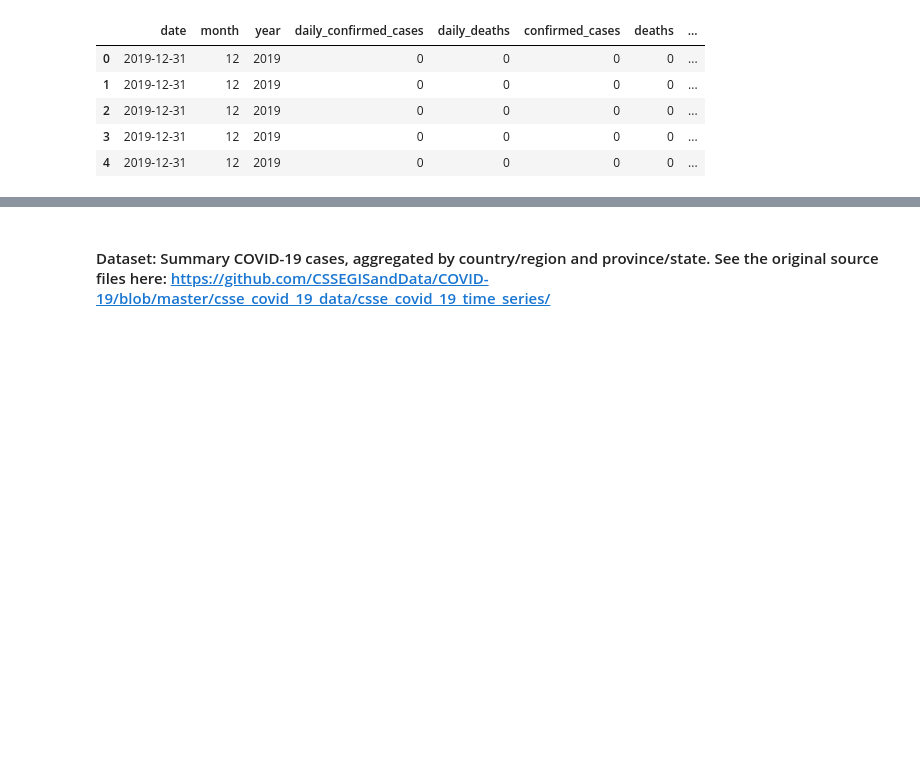
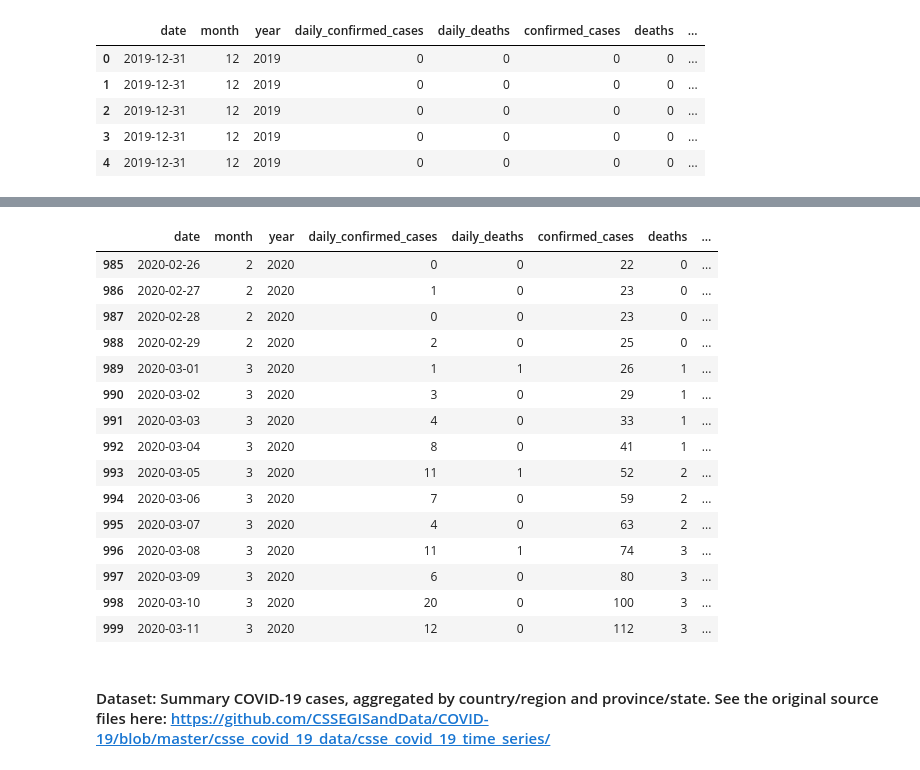
Before and after one commit to Adamantia/covid19-mit-teamd004, a Jupyter notebook: Covid19_Datathon_Team_d004.ipynb, the cells around one changed output, grey strips where cells are left out. Drawn from its saved outputs; the diff is of its cells as text; code cells hidden in the pictures; blank space fills up the shorter version.

```diff
--- a/Covid19_Datathon_Team_d004.ipynb
+++ b/Covid19_Datathon_Team_d004.ipynb
@@ -150,9 +150,9 @@ def run_query(query):
 # %% [markdown]
 ### Dataset: covid19_ecdc.covid_19_geographic_distribution_worldwide
 # %%
-df3 = run_query('''
+df_ecdc_world = run_query('''
 SELECT  date, month, year, daily_confirmed_cases, daily_deaths, confirmed_cases, deaths, countries_and_territories, geo_id, pop_data_2018 FROM `bigquery-public-data.covid19_ecdc.covid_19_geographic_distribution_worldwide` LIMIT 1000 ''')
-df3.head()
+df_ecdc_world.head()
 # %% [output]
 |  | date | month | year | daily_confirmed_cases | daily_deaths | confirmed_cases | deaths | ... |
 | 0 | 2019-12-31 | 12 | 2019 | 0 | 0 | 0 | 0 | ... |
@@ -163,3 +180,22 @@ df3.head()
+# %%
+df_ecdc_world.iloc[-15:]
+# %% [output]
+|  | date | month | year | daily_confirmed_cases | daily_deaths | confirmed_cases | deaths | ... |
+| 985 | 2020-02-26 | 2 | 2020 | 0 | 0 | 22 | 0 | ... |
+| 986 | 2020-02-27 | 2 | 2020 | 1 | 0 | 23 | 0 | ... |
+| 987 | 2020-02-28 | 2 | 2020 | 0 | 0 | 23 | 0 | ... |
+| 988 | 2020-02-29 | 2 | 2020 | 2 | 0 | 25 | 0 | ... |
+| 989 | 2020-03-01 | 3 | 2020 | 1 | 1 | 26 | 1 | ... |
+| 990 | 2020-03-02 | 3 | 2020 | 3 | 0 | 29 | 1 | ... |
+| 991 | 2020-03-03 | 3 | 2020 | 4 | 0 | 33 | 1 | ... |
+| 992 | 2020-03-04 | 3 | 2020 | 8 | 0 | 41 | 1 | ... |
+| 993 | 2020-03-05 | 3 | 2020 | 11 | 1 | 52 | 2 | ... |
+| 994 | 2020-03-06 | 3 | 2020 | 7 | 0 | 59 | 2 | ... |
+| 995 | 2020-03-07 | 3 | 2020 | 4 | 0 | 63 | 2 | ... |
+| 996 | 2020-03-08 | 3 | 2020 | 11 | 1 | 74 | 3 | ... |
+| 997 | 2020-03-09 | 3 | 2020 | 6 | 0 | 80 | 3 | ... |
+| 998 | 2020-03-10 | 3 | 2020 | 20 | 0 | 100 | 3 | ... |
+| 999 | 2020-03-11 | 3 | 2020 | 12 | 0 | 112 | 3 | ... |
 # %% [markdown]
 #### Dataset: Summary COVID-19 cases, aggregated by country/region and province/state. See the original source files here: https://github.com/CSSEGISandData/COVID-19/blob/master/csse_covid_19_data/csse_covid_19_time_series/
 # %%
```
Also changed, not shown: parts of 5 cells of this notebook.
